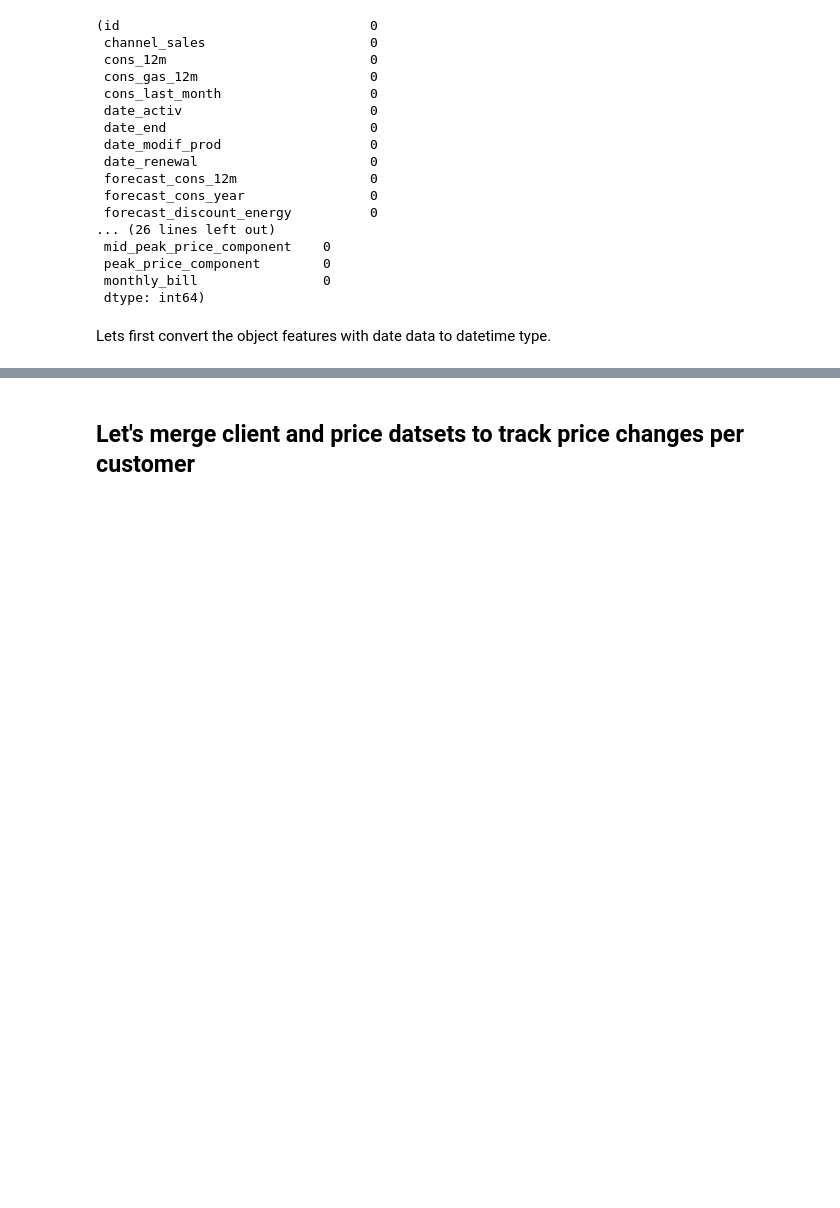
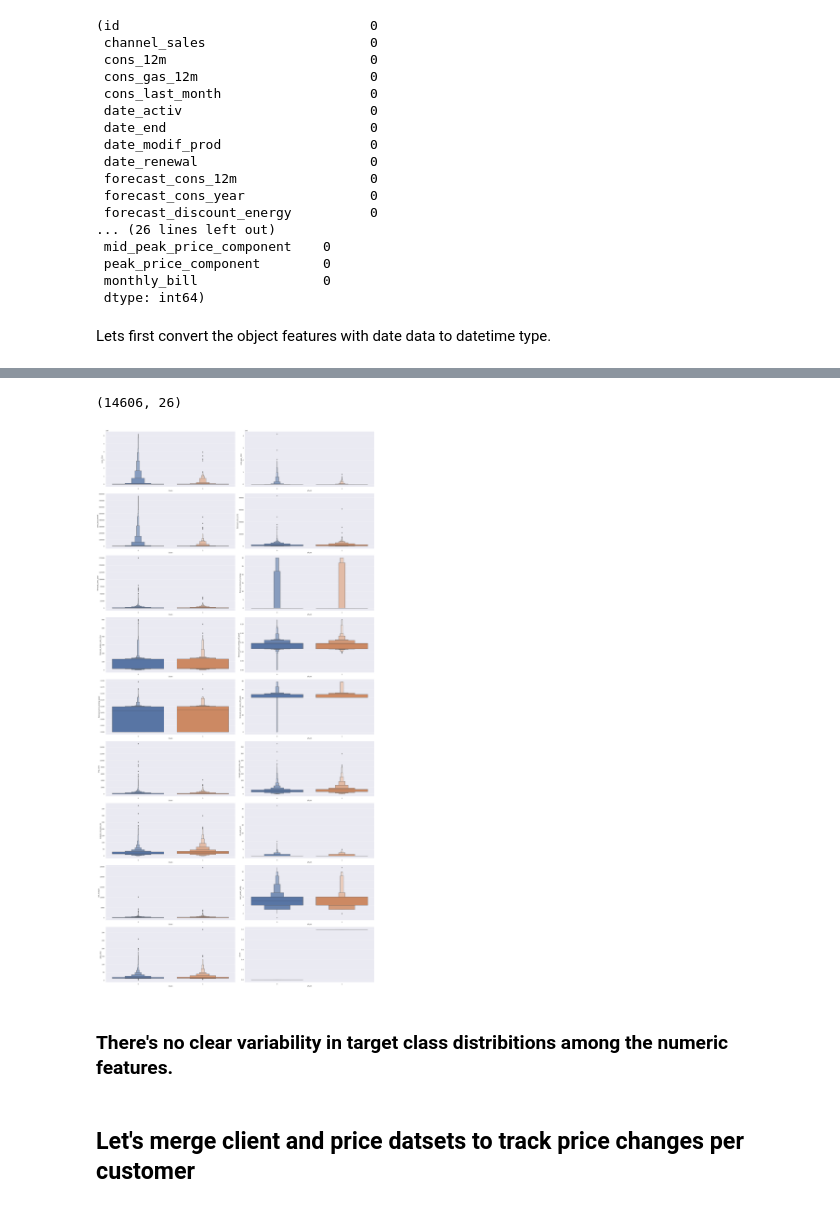
Before and after one commit to hantablack9/BCG-Forage-PowerCo-customer-churn, a Jupyter notebook: 2-eda-bcg-powerco-churn-problem.ipynb, the cells around one changed output, grey strips where cells are left out. Cells and saved outputs as stored; diff of their text form; code cells hidden in the pictures; blank space fills up the shorter version.

Commit message:
Kaggle Notebook | 2. EDA || BCG PowerCo churn problem | Version 3

```diff
--- a/2-eda-bcg-powerco-churn-problem.ipynb
+++ b/2-eda-bcg-powerco-churn-problem.ipynb
@@ -52,24 +52,17 @@ import numpy as np
 import seaborn as sns
 import matplotlib.pyplot as plt
 import datetime, scipy
-from scipy.stats import skew
+from scipy.stats import skew, pearsonr
+import warnings
+warnings.filterwarnings('ignore')
 
-import xgboost as xgb
-from sklearn.model_selection import cross_val_score, train_test_split, StratifiedKFold
-from sklearn.preprocessing import StandardScaler, LabelEncoder, PolynomialFeatures, OneHotEncoder
-from sklearn.linear_model import LogisticRegression
-from sklearn.svm import SVC
-from sklearn.tree import DecisionTreeClassifier
-from sklearn.ensemble import RandomForestClassifier
-from sklearn.metrics import mean_squared_error, make_scorer
-from sklearn.impute import SimpleImputer
-from sklearn.compose import ColumnTransformer
+plt.rcParams['figure.figsize']=15,8
+
+from sklearn.preprocessing import LabelEncoder, OneHotEncoder
 
 import IPython
 from IPython.display import display
-
 %matplotlib inline
-
 
 pd.pandas.set_option('display.max_columns', None)
 pd.pandas.set_option('display.float_format', lambda x: '%.3f' % x)
@@ -304,3 +328,18 @@ price['price_date'] = pd.to_datetime(price['price_date'])
+# %%
+client.shape
+# %% [output]
+(14606, 26)
+# %%
+fig,ax=plt.subplots(nrows=9, ncols=2,figsize=(30,60))
+
+for variable, subplot in zip(client_num.columns,ax.flatten()):
+    sns.boxenplot(x=client.churn,y=client_num[variable],ax=subplot)
+
+plt.tight_layout()
+# %% [output]
+[figure, added]
+# %% [markdown]
+### There's no clear variability in target class distribitions among the numeric features.
 # %% [markdown]
 ## Let's merge client and price datsets to track price changes per customer
 # %%
```
Also changed, not shown: parts of 17 cells of this notebook.
